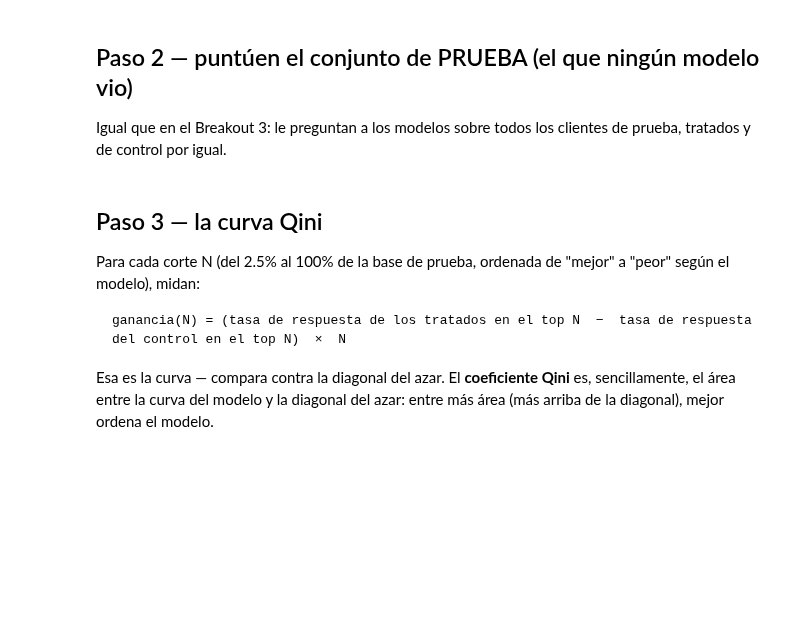
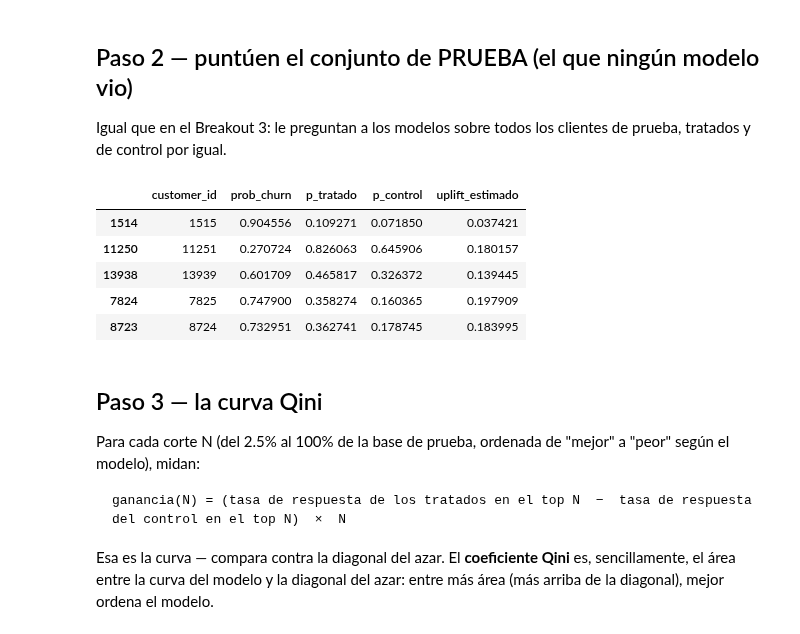
Before and after one commit to ZeroJChang/marketing-analytics-jose-deleon, a Jupyter notebook: Semana_3/breakout_4.ipynb, the cells around one changed output. Cells and saved outputs as stored; diff of their text form; code cells hidden in the pictures; blank space fills up the shorter version.

```diff
--- a/Semana_3/breakout_4.ipynb
+++ b/Semana_3/breakout_4.ipynb
@@ -40,8 +74,34 @@ tratados y de control por igual.
 # %%
 test = test.copy()
 X_test = test[FEATURES]
 
 # TODO: calculen las tres probabilidades sobre el conjunto de prueba
+
+test["prob_churn"] = modelo_riesgo.predict_proba(X_test)[:, 1]
+
+test["p_tratado"] = modelo_tratado.predict_proba(X_test)[:, 1]
+test["p_control"] = modelo_control.predict_proba(X_test)[:, 1]
+
+test["uplift_estimado"] = (
+    test["p_tratado"] - test["p_control"]
+)
+
+test[
+    [
+        "customer_id",
+        "prob_churn",
+        "p_tratado",
+        "p_control",
+        "uplift_estimado"
+    ]
+].head()
+# %% [output]
+|  | customer_id | prob_churn | p_tratado | p_control | uplift_estimado |
+| 1514 | 1515 | 0.904556 | 0.109271 | 0.071850 | 0.037421 |
+| 11250 | 11251 | 0.270724 | 0.826063 | 0.645906 | 0.180157 |
+| 13938 | 13939 | 0.601709 | 0.465817 | 0.326372 | 0.139445 |
+| 7824 | 7825 | 0.747900 | 0.358274 | 0.160365 | 0.197909 |
+| 8723 | 8724 | 0.732951 | 0.362741 | 0.178745 | 0.183995 |
 # %% [markdown]
 ## Paso 3 — la curva Qini
 
```
Also changed, not shown: parts of 6 cells of this notebook, 3 other files.
